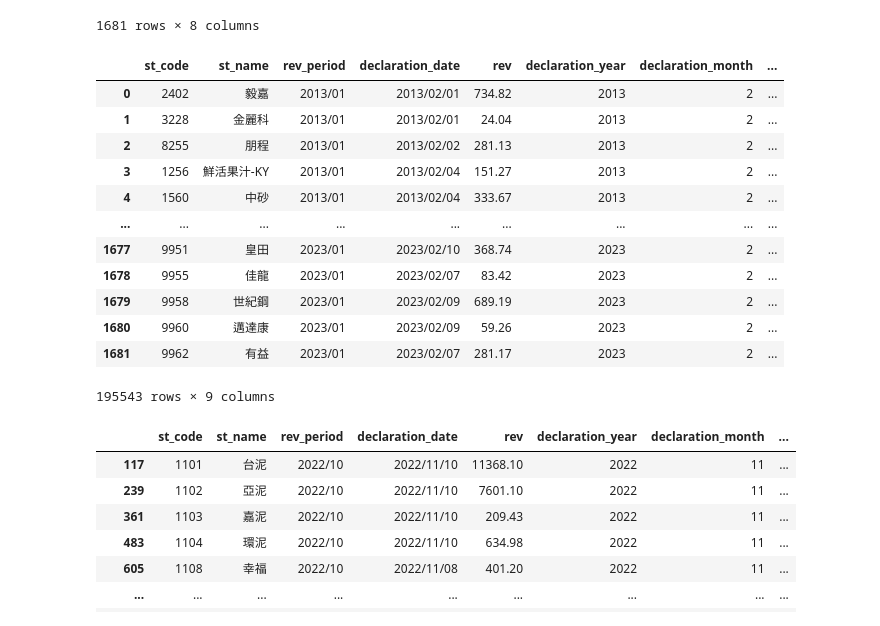
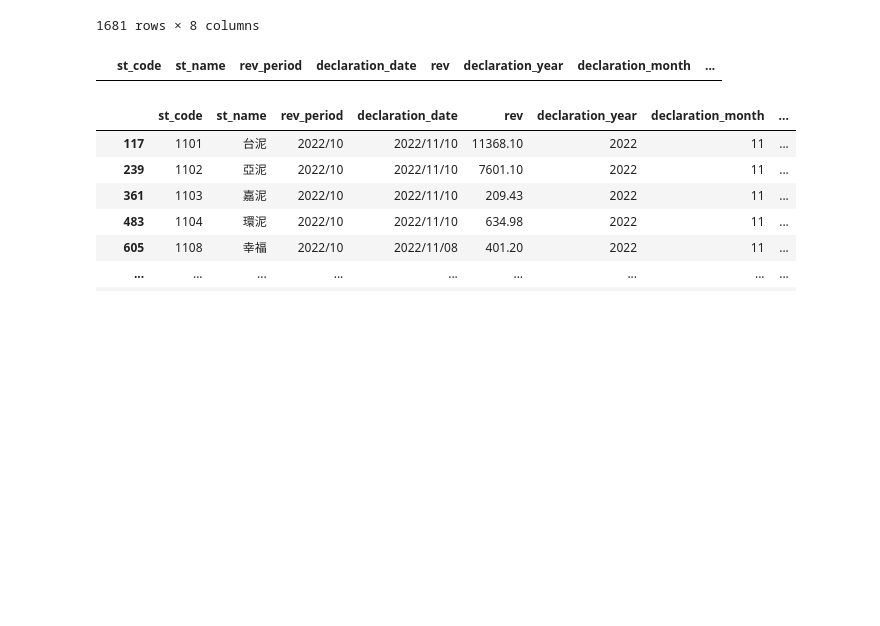
Before and after one commit to Cyu41/Revenue, a Jupyter notebook: Predict_REV/Untitled.ipynb, the cells around one changed output. Drawn from its saved outputs; the diff is of its cells as text; code cells hidden in the pictures; blank space fills up the shorter version.

```diff
--- a/Predict_REV/Untitled.ipynb
+++ b/Predict_REV/Untitled.ipynb
@@ -191,23 +835,11 @@ predict_nxt_month
 # %%
 predict_nxt_month[predict_nxt_month.rev_period == '* 2023/02']
 # db[db.st_code == '1516'].sort_values('rev_period')
 # db = db[db.rev_period < '2023/01']
-fn.get_st_mom_yoy(db[db.st_code == '9105'].sort_values('rev_period'))
-db
+# fn.get_st_mom_yoy(db[db.st_code == '9105'].sort_values('rev_period'))
+# db
 # %% [output]
 |  | st_code | st_name | rev_period | declaration_date | rev | declaration_year | declaration_month | ... |
-| 0 | 2402 | 毅嘉 | 2013/01 | 2013/02/01 | 734.82 | 2013 | 2 | ... |
-| 1 | 3228 | 金麗科 | 2013/01 | 2013/02/01 | 24.04 | 2013 | 2 | ... |
-| 2 | 8255 | 朋程 | 2013/01 | 2013/02/02 | 281.13 | 2013 | 2 | ... |
-| 3 | 1256 | 鮮活果汁-KY | 2013/01 | 2013/02/04 | 151.27 | 2013 | 2 | ... |
-| 4 | 1560 | 中砂 | 2013/01 | 2013/02/04 | 333.67 | 2013 | 2 | ... |
-| ... | ... | ... | ... | ... | ... | ... | ... | ... |
-| 1677 | 9951 | 皇田 | 2023/01 | 2023/02/10 | 368.74 | 2023 | 2 | ... |
-| 1678 | 9955 | 佳龍 | 2023/01 | 2023/02/07 | 83.42 | 2023 | 2 | ... |
-| 1679 | 9958 | 世紀鋼 | 2023/01 | 2023/02/09 | 689.19 | 2023 | 2 | ... |
-| 1680 | 9960 | 邁達康 | 2023/01 | 2023/02/09 | 59.26 | 2023 | 2 | ... |
-| 1681 | 9962 | 有益 | 2023/01 | 2023/02/07 | 281.17 | 2023 | 2 | ... |
-195543 rows × 9 columns
 # %%
 predict_nxt_month[(predict_nxt_month.rev_period == '2022/10')]
 # %% [output]
```
Also changed, not shown: parts of 14 cells of this notebook, 41 other files.
